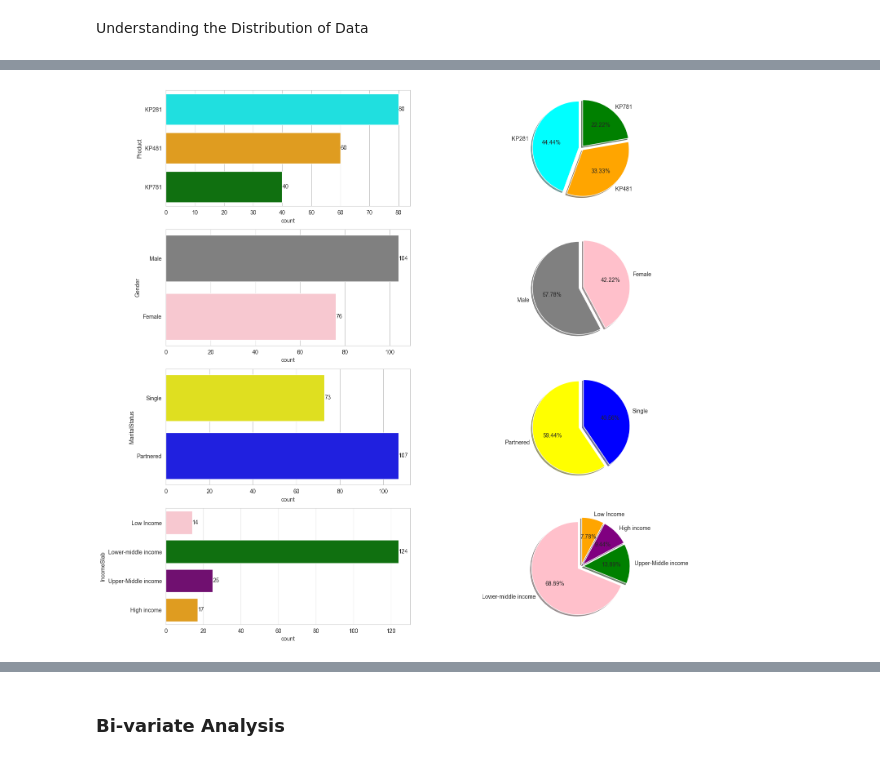
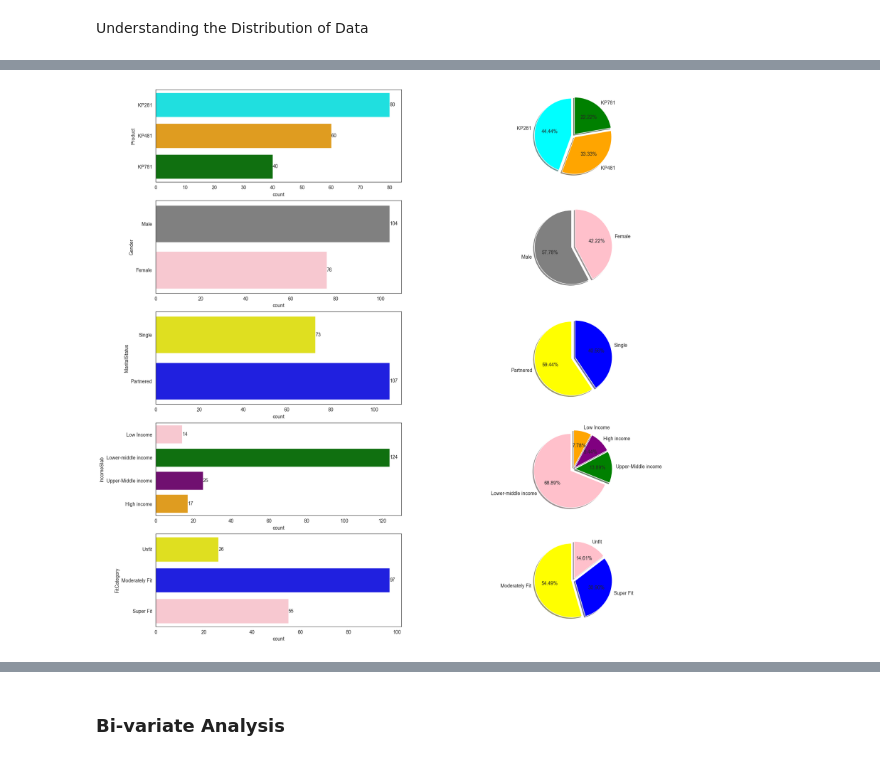
Before and after one commit to Rhy-Shah/AerofitCS-S, a Jupyter notebook: AerofitEDA.ipynb, the cells around one changed output, grey strips where cells are left out. Saved outputs shown, nothing was run; the diff lists cells and outputs as text; code cells hidden in the pictures.

```diff
--- a/AerofitEDA.ipynb
+++ b/AerofitEDA.ipynb
@@ -119,3 +126,7 @@ array([3, 2, 4, 5, 6, 7], dtype=int64)
 df['Fitness'].unique()
 # %% [output]
 array([4, 3, 2, 1, 5], dtype=int64)
+# %%
+bins_fitness = [1, 2, 3, 5]
+labels_fitness = ['Unfit','Moderately Fit','Super Fit']
+df['FitCategory'] = pd.cut(df['Fitness'],bins_fitness,labels = labels_fitness)
@@ -160,7 +184,7 @@ Understanding the Distribution of Data
 fig, axis = plt.subplots(nrows=3, ncols=2, figsize=(12, 10))
 fig.subplots_adjust(top=1.2)
 
-label = sns.histplot(data=df, x="Age", kde=True, ax=axis[0,0])
+label = sns.histplot(data=df, x="AgeCategory", kde=True, ax=axis[0,0])
 for i in label.containers:
     label.bar_label(i)
 
@@ -172,15 +196,16 @@ label = sns.histplot(data=df, x="Usage", kde=True, ax=axis[1,0])
 for i in label.containers:
     label.bar_label(i)
 
-label = sns.histplot(data=df, x="Fitness", kde=True, ax=axis[1,1])
+label = sns.histplot(data=df, x="FitCategory", kde=True, ax=axis[1,1])
 for i in label.containers:
     label.bar_label(i)
 
-label = sns.histplot(data=df, x="Income", kde=True, ax=axis[2,0])
+label = sns.histplot(data=df, x="Miles", kde=True, ax=axis[2,0])
 for i in label.containers:
     label.bar_label(i)
 
-label = sns.histplot(data=df, x="Miles", kde=True, ax=axis[2,1])
+label = sns.histplot(data=df, x="IncomeSlab", kde=True, ax=axis[2,1])
+plt.xticks(rotation = 45)
 for i in label.containers:
     label.bar_label(i)
 
@@ -203,42 +295,51 @@ plt.show()
 # %%
-plt.figure(figsize=(17, 17))
+plt.figure(figsize=(20, 20))
 
-plt.subplot(4,2,1)
+plt.subplot(5,2,1)
 label = sns.countplot(data=df, y='Product', palette= ['cyan','orange','green'])
 for i in label.containers:
     label.bar_label(i)
 
-plt.subplot(4,2,2)
+plt.subplot(5,2,2)
 plt.pie(x=df['Product'].value_counts(), startangle=90, shadow=True, explode=[0.05,0.05,0.05], autopct='%1.2f%%',
        colors=['cyan','orange','green'], labels=df['Product'].value_counts().index)
 
-plt.subplot(4,2,3)
+plt.subplot(5,2,3)
 label = sns.countplot(data=df, y='Gender', palette=['Grey','Pink'])
 for i in label.containers:
     label.bar_label(i)
 
-plt.subplot(4,2,4)
+plt.subplot(5,2,4)
 plt.pie(x=df['Gender'].value_counts(), startangle=90, shadow=True, explode=[0.05,0.05], autopct='%1.2f%%',
        colors=['Grey','Pink'], labels=df['Gender'].value_counts().index)
 
-plt.subplot(4,2,5)
+plt.subplot(5,2,5)
 label = sns.countplot(data=df, y='MaritalStatus', palette=['yellow','blue'])
 for i in label.containers:
     label.bar_label(i)
 
-plt.subplot(4,2,6)
+plt.subplot(5,2,6)
 plt.pie(x=df['MaritalStatus'].value_counts(), startangle=90, shadow=True, explode=[0.05,0.05], autopct='%1.2f%%',
         colors=['yellow','blue'], labels=df['MaritalStatus'].value_counts().index)
 
-plt.subplot(4,2,7)
+plt.subplot(5,2,7)
 label = sns.countplot(data=df, y='IncomeSlab', palette=['pink','green','purple','orange'])
 for i in label.containers:
     label.bar_label(i)
 
-plt.subplot(4,2,8)
+plt.subplot(5,2,8)
 plt.pie(x=df['IncomeSlab'].value_counts(), startangle=90, shadow=True, explode=[0.08,0.05,0.05,0.05], autopct='%1.2f%%',
         colors=['pink','green','purple','orange'], labels=df['IncomeSlab'].value_counts().index)
 
+plt.subplot(5,2,9)
+label = sns.countplot(data=df, y='FitCategory', palette=['yellow','blue','pink'])
+for i in label.containers:
+    label.bar_label(i)
+
+plt.subplot(5,2,10)
+plt.pie(x=df['FitCategory'].value_counts(), startangle=90, shadow=True, explode=[0.05,0.05,0.05], autopct='%1.2f%%',
+        colors=['yellow','blue','pink'], labels=df['FitCategory'].value_counts().index)
+
 plt.show()
 # %% [output]
-[figure, old version]
+[figure, new version]
```
Also changed, not shown: parts of 33 cells of this notebook.
